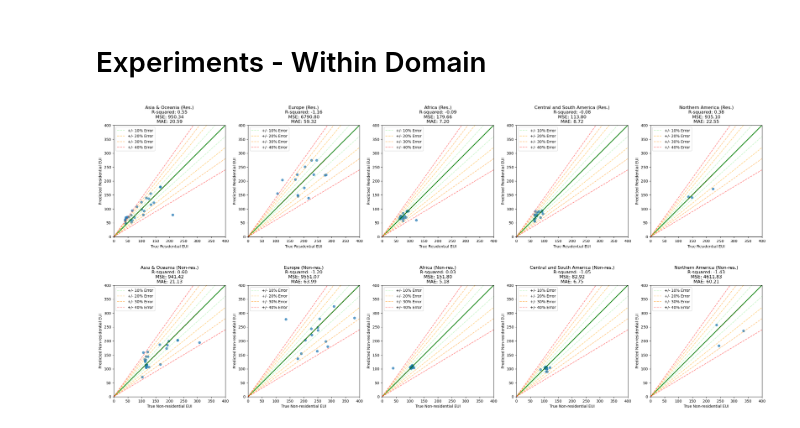
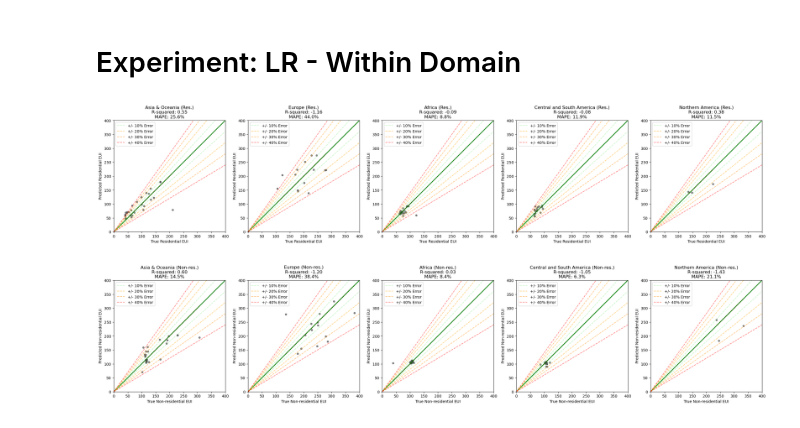
Before and after one commit to AliciaXia222/Capstone-Team-Climate-Trace, a Jupyter notebook: notebooks/05_Experiments.ipynb, the cells around one changed output. Cells and saved outputs as stored; diff of their text form; code cells hidden in the pictures.

Commit message:
adding plots

```diff
--- a/notebooks/05_Experiments.ipynb
+++ b/notebooks/05_Experiments.ipynb
@@ -263,35 +268,6 @@ concatenated_results_knn.sort_values(by=['Target', 'Strategy'], ascending=[True,
 | 4 | Total | Residential EUI (kWh/m2/year) | All-Domain | KNN | hdd_total_year, cdd_total_year, G... | HDD | CDD | GDP | URB | Lat | Lon... | 1013.822 | 0.306 | 19.896 | ... |
 # %% [markdown]
-# Experiments - Within Domain
+# Experiment: LR - Within Domain
-# %%
-
-import os
-from datetime import datetime
-import pandas as pd
-import numpy as np
-from sklearn.linear_model import LinearRegression
-from sklearn.metrics import mean_squared_error, r2_score, mean_absolute_error
-import matplotlib.pyplot as plt
-from sklearn.preprocessing import StandardScaler
-from sklearn.neighbors import KNeighborsRegressor
-
-# Load the merged dataframe
-output_path = "../data/03_processed/merged_df.csv"
-merged_df = pd.read_csv(output_path)
-merged_df = merged_df.rename(columns={'total_year': 'HDD_total_year'})
-
-# Calculate GDP per capita
-merged_df['GDP_per_capita'] = merged_df['GDP_2022'] / merged_df['Population_2023']
-
-# Delete Taiwan (temporary)
-merged_df = merged_df[merged_df['Country'] != 'Taiwan']
-
-# Split into training and test sets
-np.random.seed(123)
-merged_df['is_train'] = np.random.choice([1, 0], size=len(merged_df), p=[0.8, 0.2])
-
-# Define the regions to loop through
-regions = ['Asia & Oceania', 'Europe', 'Africa', 'Central and South America', 'Northern America']
 # %%
 # Prepare the plot
 fig, axes = plt.subplots(2, 5, figsize=(25, 12))  # 2 rows, 5 columns
@@ -314,6 +290,8 @@ for i, region in enumerate(regions):
     mse_res = mean_squared_error(y_test_res, y_pred_res)
     r2_res = r2_score(y_test_res, y_pred_res)
     mae_res = mean_absolute_error(y_test_res, y_pred_res)
+    # Calculate MAPE for residential
+    mape_res = np.mean(np.abs((y_test_res - y_pred_res) / y_test_res)) * 100
 
     # Train the linear regression model for Non-residential EUI
     model_non_res = LinearRegression()
@@ -322,6 +300,8 @@ for i, region in enumerate(regions):
     mse_non_res = mean_squared_error(y_test_non_res, y_pred_non_res)
     r2_non_res = r2_score(y_test_non_res, y_pred_non_res)
     mae_non_res = mean_absolute_error(y_test_non_res, y_pred_non_res)
+    # Calculate MAPE for non-residential
+    mape_non_res = np.mean(np.abs((y_test_non_res - y_pred_non_res) / y_test_non_res)) * 100
 
     # Filter valid points where predictions and actual values are >= 0
     valid_res = (y_test_res >= 0) & (y_pred_res >= 0)
@@ -344,12 +324,14 @@ for i, region in enumerate(regions):
     error_40_non_res = y_pred_non_res_valid * 0.40
 
     # Plot for Residential EUI with error bands
-    axes[i].scatter(y_test_res_valid, y_pred_res_valid, alpha=0.7)
+    axes[i].scatter(y_test_res_valid, y_pred_res_valid, alpha=0.7, s=20, color="#4F4F4F")
     axes[i].plot([y_test_res_valid.min(), y_test_res_valid.max()], [y_test_res_valid.min(), y_test_res_valid.max()], 'r--', lw=2)
     axes[i].plot([0, 400], [0, 400], 'g-', lw=2)  # Add line x = y starting from 0, 0 to 400, 400
     axes[i].set_xlabel('True Residential EUI')
     axes[i].set_ylabel('Predicted Residential EUI')
-    axes[i].set_title(f'{region} (Res.)\nR-squared: {r2_res:.2f}\nMSE: {mse_res:.2f}\nMAE: {mae_res:.2f}')
+    #axes[i].set_title(f'{region} (Res.)\nR-squared: {r2_res:.2f}\nMSE: {mse_res:.2f}\nMAE: {mae_res:.2f}\nMAPE: {mape_res:.1f}%')
+    axes[i].set_title(f'{region} (Res.)\nR-squared: {r2_res:.2f}\nMAPE: {mape_res:.1f}%')
+
 
     # Add error bands as lines for Residential EUI
     x = np.linspace(0, 400, 401)
@@ -372,34 +354,35 @@ for i, region in enumerate(regions):
     axes[i].legend(loc='upper left')
 
     # Plot for Non-residential EUI with error bands
-    axes[i + 5].scatter(y_test_non_res_valid, y_pred_non_res_valid, alpha=0.7)
+    axes[i + 5].scatter(y_test_non_res_valid, y_pred_non_res_valid, alpha=0.7, s=20, color='#4F4F4F')
     axes[i + 5].plot([y_test_non_res_valid.min(), y_test_non_res_valid.max()], [y_test_non_res_valid.min(), y_test_non_res_valid.max()], 'r--', lw=2)
     axes[i + 5].plot([0, 400], [0, 400], 'g-', lw=2)
     axes[i + 5].set_xlabel('True Non-residential EUI')
     axes[i + 5].set_ylabel('Predicted Non-residential EUI')
-    axes[i + 5].set_title(f'{region} (Non-res.)\nR-squared: {r2_non_res:.2f}\nMSE: {mse_non_res:.2f}\nMAE: {mae_non_res:.2f}')
+    #axes[i + 5].set_title(f'{region} (Non-res.)\nR-squared: {r2_non_res:.2f}\nMSE: {mse_non_res:.2f}\nMAE: {mae_non_res:.2f}\nMAPE: {mape_non_res:.1f}%')
+    axes[i + 5].set_title(f'{region} (Non-res.)\nR-squared: {r2_non_res:.2f}\nMAPE: {mape_non_res:.1f}%')
 
     # Add error bands as lines for Non-residential EUI
     axes[i + 5].plot(x, x * (1 + 0.10), '--', color='lightgreen', alpha=0.5, label='+/- 10% Error')
     axes[i + 5].plot(x, x * (1 - 0.10), '--', color='lightgreen', alpha=0.5)
     axes[i + 5].plot(x, x * (1 + 0.20), '--', color='orange', alpha=0.5, label='+/- 20% Error')
     axes[i + 5].plot(x, x * (1 - 0.20), '--', color='orange', alpha=0.5)
     axes[i + 5].plot(x, x * (1 + 0.30), '--', color='darkorange', alpha=0.5, label='+/- 30% Error')
     axes[i + 5].plot(x, x * (1 - 0.30), '--', color='darkorange', alpha=0.5)
     axes[i + 5].plot(x, x * (1 + 0.40), '--', color='red', alpha=0.5, label='+/- 40% Error')
     axes[i + 5].plot(x, x * (1 - 0.40), '--', color='red', alpha=0.5)
 
     # Set axis limits for Non-residential EUI
     axes[i + 5].set_xlim(0, 400)
     axes[i + 5].set_ylim(0, 400)
     axes[i + 5].set_aspect('equal', adjustable='box')  # Maintain equal aspect ratio
 
     # Add legend for Non-residential EUI error bands
     axes[i + 5].legend(loc='upper left')
 
 plt.tight_layout()
 fig.savefig('../figures/eui_predictions_within_domain.png', dpi=300, bbox_inches='tight')
 
 plt.show()
 # %% [output]
-[figure, old version]
+[figure, new version]
```
Also changed, not shown: parts of 11 cells of this notebook, 5 other files.
